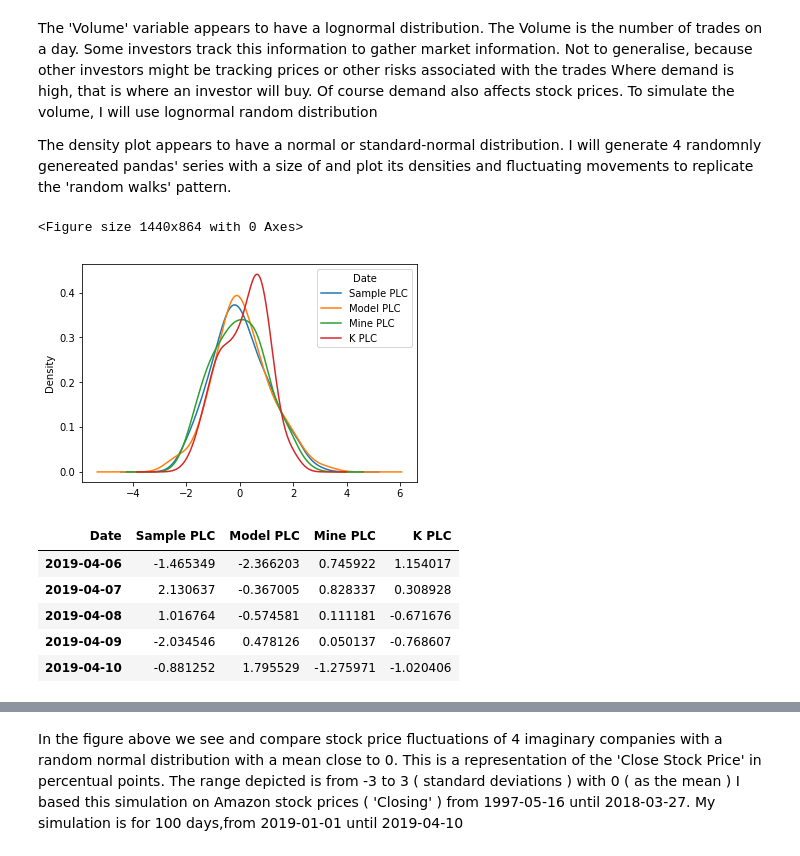
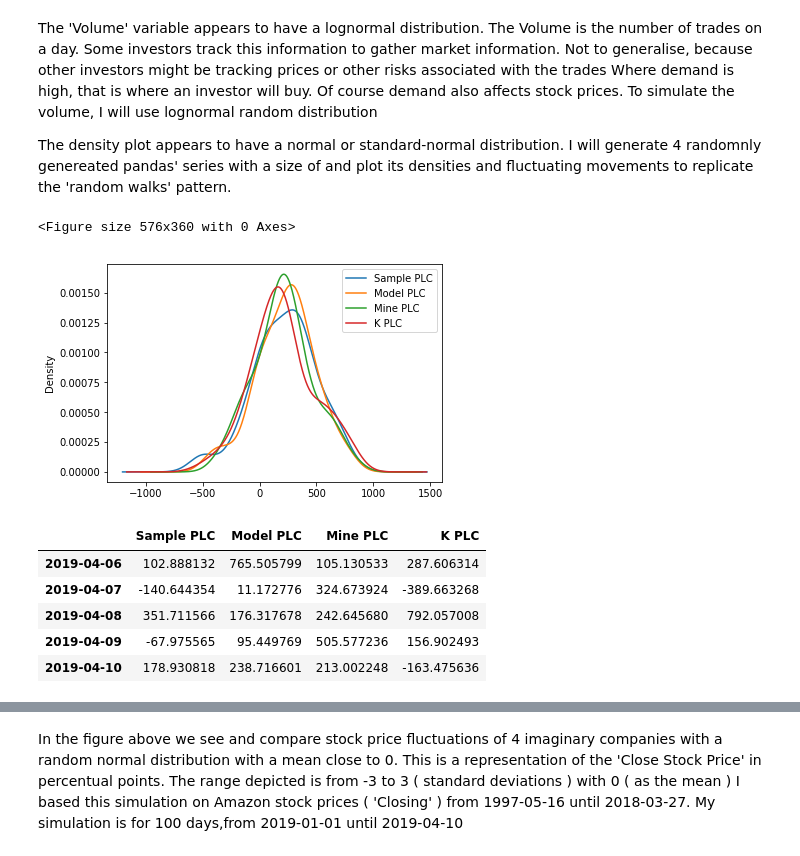
Before and after one commit to MarcoMen-Temp/Programming-Project, a Jupyter notebook: Programming.ipynb, the cells around one changed output, grey strips where cells are left out. Drawn from its saved outputs; the diff is of its cells as text; code cells hidden in the pictures.

```diff
--- a/Programming.ipynb
+++ b/Programming.ipynb
@@ -75,29 +114,30 @@ The density plot appears to have a normal or standard-normal distribution. I wil
 # %%
 # Simulation starts here
 
 dates = pd.date_range('1/1/2019', periods=100, freq='D') # I need to index date to df
 
 
 
 
-df = pd.DataFrame(np.random.randn(100, 4), index=dates, columns=['Sample PLC', 'Model PLC', 'Mine PLC', 'K PLC'])
-df = df.rename_axis('Date', axis=1)
+df = pd.DataFrame(278 * np.random.randn(100, 4) + 209,
+                   index = dates, columns=['Sample PLC', 'Model PLC', 'Mine PLC', 'K PLC'])
 
 
-plt.figure(figsize=(20,12))
+
+plt.figure(figsize=(8,5))
 df.plot.density()
 plt.show()
 
 df.tail()
 # %% [output]
-<Figure size 1440x864 with 0 Axes>
+<Figure size 576x360 with 0 Axes>
-[figure, old version]
+[figure, new version]
-| Date | Sample PLC | Model PLC | Mine PLC | K PLC |
-| 2019-04-06 | -1.465349 | -2.366203 | 0.745922 | 1.154017 |
-| 2019-04-07 | 2.130637 | -0.367005 | 0.828337 | 0.308928 |
-| 2019-04-08 | 1.016764 | -0.574581 | 0.111181 | -0.671676 |
-| 2019-04-09 | -2.034546 | 0.478126 | 0.050137 | -0.768607 |
-| 2019-04-10 | -0.881252 | 1.795529 | -1.275971 | -1.020406 |
+|  | Sample PLC | Model PLC | Mine PLC | K PLC |
+| 2019-04-06 | 102.888132 | 765.505799 | 105.130533 | 287.606314 |
+| 2019-04-07 | -140.644354 | 11.172776 | 324.673924 | -389.663268 |
+| 2019-04-08 | 351.711566 | 176.317678 | 242.645680 | 792.057008 |
+| 2019-04-09 | -67.975565 | 95.449769 | 505.577236 | 156.902493 |
+| 2019-04-10 | 178.930818 | 238.716601 | 213.002248 | -163.475636 |
 # %%
 # Simulation of Random Walk fluctuation of stock price movements
 # Adjustment of the figure must be made to place legend outside
```
Also changed, not shown: parts of 8 cells of this notebook.
